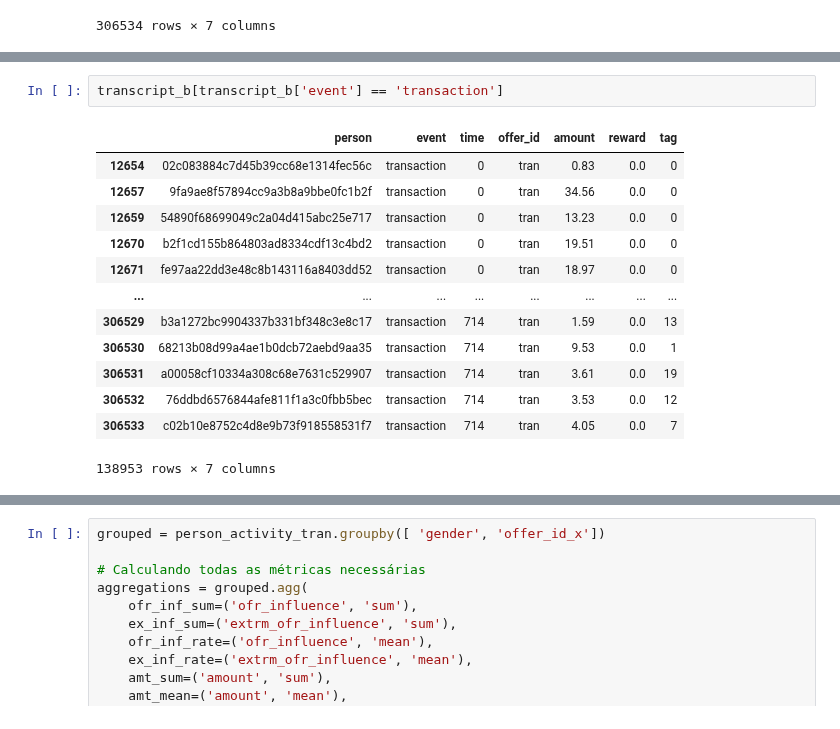
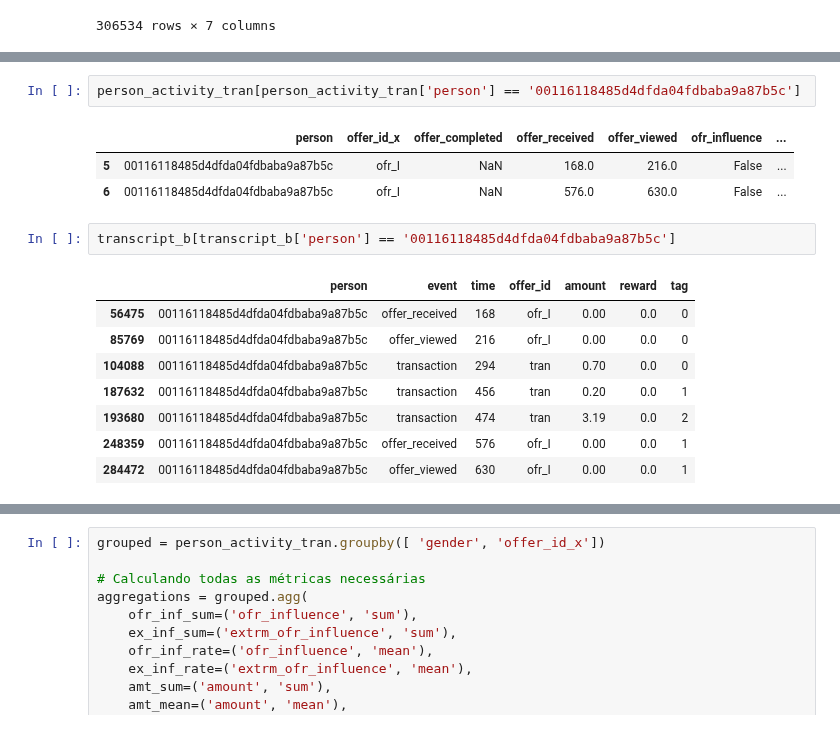
Before and after one commit to Niltonjuniorphd/Starbucks_project, a Jupyter notebook: Starbucks_Capstone_notebook.ipynb, the cells around one changed output, grey strips where cells are left out. Drawn from its saved outputs; the diff is of its cells as text.

Commit message:
working on person activity table

```diff
--- a/Starbucks_Capstone_notebook.ipynb
+++ b/Starbucks_Capstone_notebook.ipynb
@@ -244,16 +339,17 @@ person_activity
+# %%
+person_activity_tran[person_activity_tran['person'] == '00116118485d4dfda04fdbaba9a87b5c']
+# %% [output]
+|  | person | offer_id_x | offer_completed | offer_received | offer_viewed | ofr_influence | ... |
+| 5 | 00116118485d4dfda04fdbaba9a87b5c | ofr_I | NaN | 168.0 | 216.0 | False | ... |
+| 6 | 00116118485d4dfda04fdbaba9a87b5c | ofr_I | NaN | 576.0 | 630.0 | False | ... |
 # %%
-transcript_b[transcript_b['event'] == 'transaction']
+transcript_b[transcript_b['person'] == '00116118485d4dfda04fdbaba9a87b5c']
 # %% [output]
 |  | person | event | time | offer_id | amount | reward | tag |
-| 12654 | 02c083884c7d45b39cc68e1314fec56c | transaction | 0 | tran | 0.83 | 0.0 | 0 |
-| 12657 | 9fa9ae8f57894cc9a3b8a9bbe0fc1b2f | transaction | 0 | tran | 34.56 | 0.0 | 0 |
-| 12659 | 54890f68699049c2a04d415abc25e717 | transaction | 0 | tran | 13.23 | 0.0 | 0 |
-| 12670 | b2f1cd155b864803ad8334cdf13c4bd2 | transaction | 0 | tran | 19.51 | 0.0 | 0 |
-| 12671 | fe97aa22dd3e48c8b143116a8403dd52 | transaction | 0 | tran | 18.97 | 0.0 | 0 |
-| ... | ... | ... | ... | ... | ... | ... | ... |
-| 306529 | b3a1272bc9904337b331bf348c3e8c17 | transaction | 714 | tran | 1.59 | 0.0 | 13 |
-| 306530 | 68213b08d99a4ae1b0dcb72aebd9aa35 | transaction | 714 | tran | 9.53 | 0.0 | 1 |
-| 306531 | a00058cf10334a308c68e7631c529907 | transaction | 714 | tran | 3.61 | 0.0 | 19 |
-| 306532 | 76ddbd6576844afe811f1a3c0fbb5bec | transaction | 714 | tran | 3.53 | 0.0 | 12 |
-| 306533 | c02b10e8752c4d8e9b73f918558531f7 | transaction | 714 | tran | 4.05 | 0.0 | 7 |
+| 56475 | 00116118485d4dfda04fdbaba9a87b5c | offer_received | 168 | ofr_I | 0.00 | 0.0 | 0 |
+| 85769 | 00116118485d4dfda04fdbaba9a87b5c | offer_viewed | 216 | ofr_I | 0.00 | 0.0 | 0 |
+| 104088 | 00116118485d4dfda04fdbaba9a87b5c | transaction | 294 | tran | 0.70 | 0.0 | 0 |
+| 187632 | 00116118485d4dfda04fdbaba9a87b5c | transaction | 456 | tran | 0.20 | 0.0 | 1 |
+| 193680 | 00116118485d4dfda04fdbaba9a87b5c | transaction | 474 | tran | 3.19 | 0.0 | 2 |
+| 248359 | 00116118485d4dfda04fdbaba9a87b5c | offer_received | 576 | ofr_I | 0.00 | 0.0 | 1 |
+| 284472 | 00116118485d4dfda04fdbaba9a87b5c | offer_viewed | 630 | ofr_I | 0.00 | 0.0 | 1 |
-138953 rows × 7 columns
```
Also changed, not shown: parts of 7 cells of this notebook.
